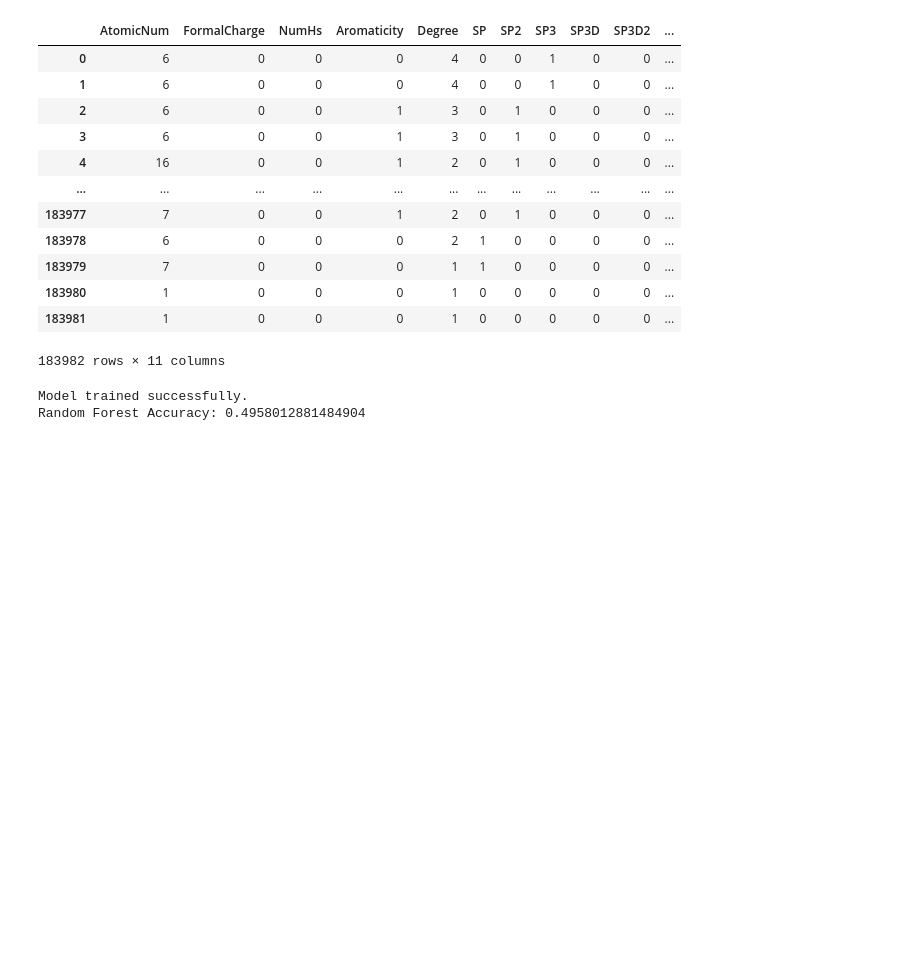
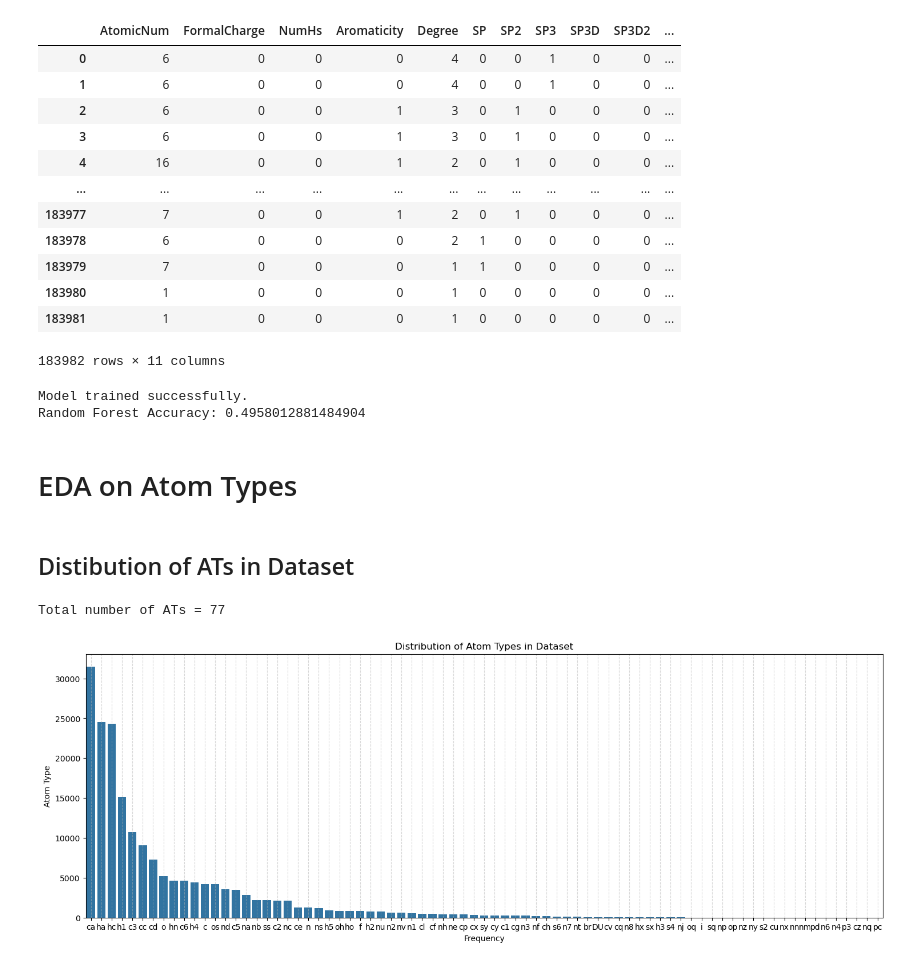
Before and after one commit to brandonrobello/MSSExBiovia, a Jupyter notebook: atomMLtype_testing.ipynb, the cells around one changed output. Cells and saved outputs as stored; diff of their text form; code cells hidden in the pictures; blank space fills up the shorter version.

```diff
--- a/atomMLtype_testing.ipynb
+++ b/atomMLtype_testing.ipynb
@@ -242,3 +247,5 @@ print(f"Random Forest Accuracy: {accuracy_2}")
 # %% [output]
 Model trained successfully.
 Random Forest Accuracy: 0.4958012881484904
+# %% [markdown]
+# EDA on Atom Types
@@ -244,0 +260,29 @@ Random Forest Accuracy: 0.4958012881484904
+# %% [markdown]
+## Distibution of ATs in Dataset
+# %%
+# --- Step 1: Extract Atom Type Distribution ---
+all_atom_types = []
+for labels in testdataset_2.Y_labels.values():
+    all_atom_types.extend(labels)
+
+# Count occurrences
+atom_type_counts = Counter(all_atom_types)
+
+# Convert to DataFrame for plotting
+atom_type_df = pd.DataFrame(atom_type_counts.items(), columns=["Atom Type", "Count"])
+atom_type_df = atom_type_df.sort_values(by="Count", ascending=False)
+
+# Number of ATs
+print(f"Total number of ATs = {len(atom_type_df['Atom Type'])}")
+
+# Plot distribution
+plt.figure(figsize=(18, 6))
+sns.barplot(x="Atom Type", y="Count", data=atom_type_df)
+plt.xlabel("Frequency")
+plt.ylabel("Atom Type")
+plt.title("Distribution of Atom Types in Dataset")
+plt.grid(axis="x", linestyle="--", alpha=0.5)
+plt.show()
+# %% [output]
+Total number of ATs = 77
+[figure, added]
```
Also changed, not shown: parts of 21 cells of this notebook, 2 other files.
